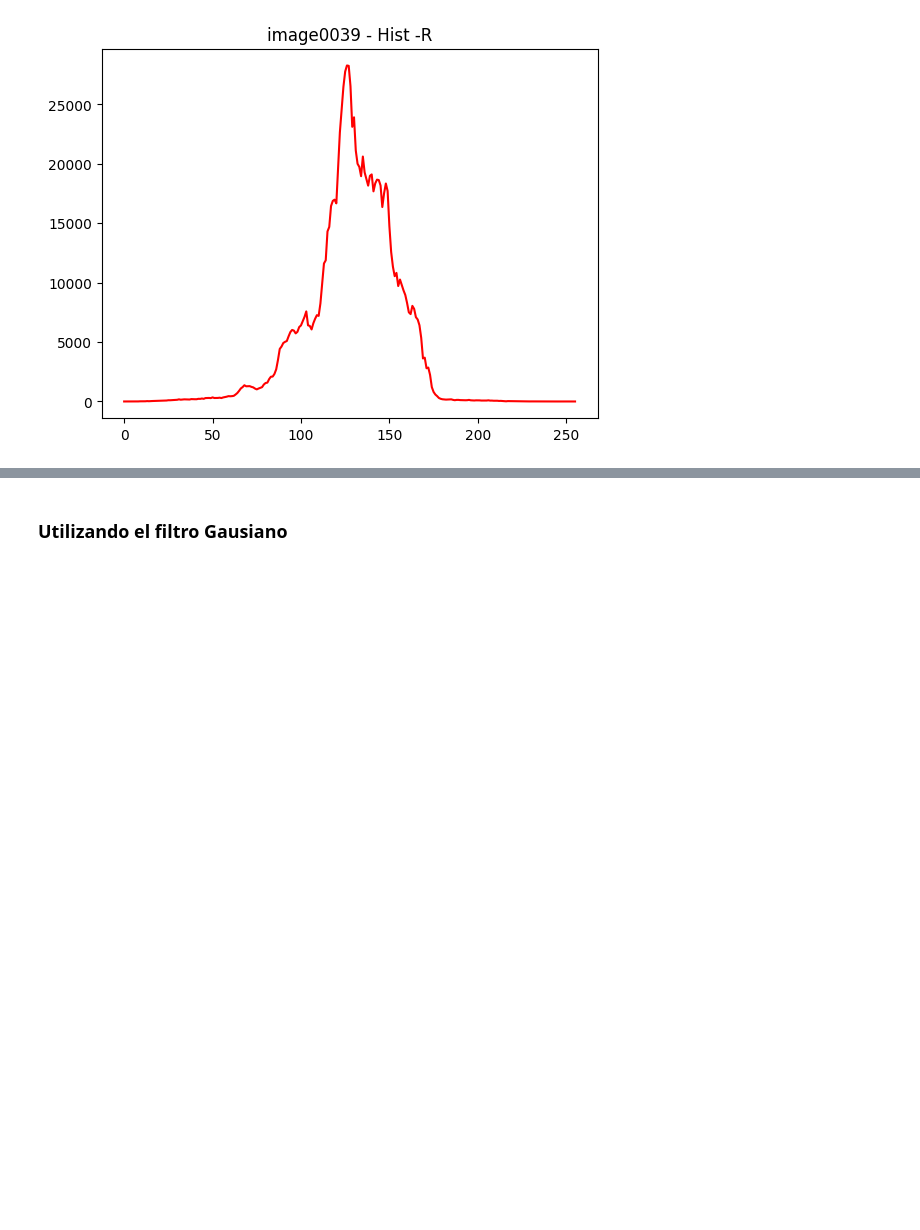
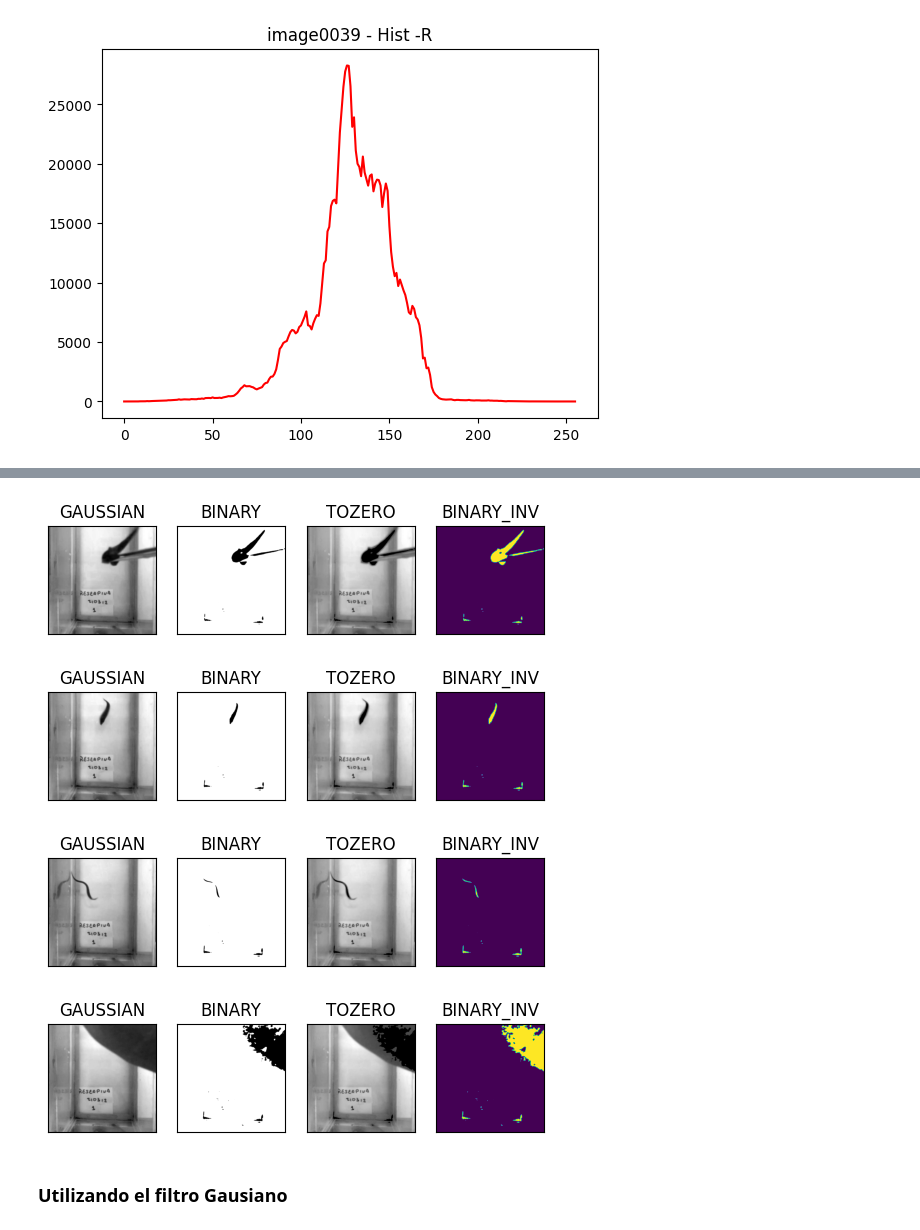
Before and after one commit to 99joseluis/Tesis, a Jupyter notebook: Programa/ImagesProcessing.ipynb, the cells around one changed output, grey strips where cells are left out. Cells and saved outputs as stored; diff of their text form; code cells hidden in the pictures; blank space fills up the shorter version.

```diff
--- a/Programa/ImagesProcessing.ipynb
+++ b/Programa/ImagesProcessing.ipynb
@@ -589,3 +634,47 @@ for i in range(0,4,1):
+# %%
+for i in range(0,4,1):
+    dst = cv2.GaussianBlur(B[i],(11, 11),cv2.BORDER_DEFAULT)
+
+    # Threshold Blue Image
+    #  60-70, 70-90, 100-110
+    _, treshB = cv2.threshold(dst, 50, 255, cv2.THRESH_BINARY )
+    _, treshT = cv2.threshold(dst, 50, 255, cv2.THRESH_TOZERO )
+    # cv2.imshow('Thresh B', treshB)
+
+    _, threshB = cv2.threshold(treshB, 70, 255, cv2.THRESH_BINARY_INV)
+    # cv2.imshow("THRESH B INV", threshB)
+
+    plt.subplot(341),plt.imshow(dst, cmap = 'gray')
+    plt.title('GAUSSIAN'), plt.xticks([]), plt.yticks([])
+    plt.subplot(342),plt.imshow(treshB, cmap = 'gray')
+    plt.title('BINARY'), plt.xticks([]), plt.yticks([])
+    plt.subplot(343),plt.imshow(treshT, cmap = 'gray')
+    plt.title('TOZERO'), plt.xticks([]), plt.yticks([])
+    plt.subplot(344),plt.imshow(threshB)
+    plt.title('BINARY_INV'), plt.xticks([]), plt.yticks([])
+    plt.show()
+    cv2.imshow("Canny", cv2.Canny(treshB, 0, 50))
+
+    # # Threshold Green Image
+    # 100-110, 130-140, 140-150, 170-185
+    # _, treshG = cv2.threshold(np.hstack([G]), 185, 255, cv2.THRESH_BINARY + cv2.THRESH_OTSU)
+    # treshG = cv2.resize(treshG,(512,512))
+    # cv2.imshow('Thresh G', treshG)
+
+    # Threshold Red Image
+    # 50-70, 90-110, 130-150, 170-180
+    # _, treshR = cv2.threshold(np.hstack([R]), 180, 255, cv2.THRESH_BINARY + cv2.THRESH_OTSU)
+    # treshR = cv2.resize(treshR,(512,512))
+    # cv2.imshow('Thresh R', treshR)
+
+
+    cv2.waitKey(500)
+cv2.destroyAllWindows()
+# %% [output]
+[figure, added]
+[figure, added]
+[figure, added]
+[figure, added]
 # %% [markdown]
 ### Utilizando el filtro Gausiano
 # %%
```
Also changed, not shown: parts of 3 cells of this notebook.
